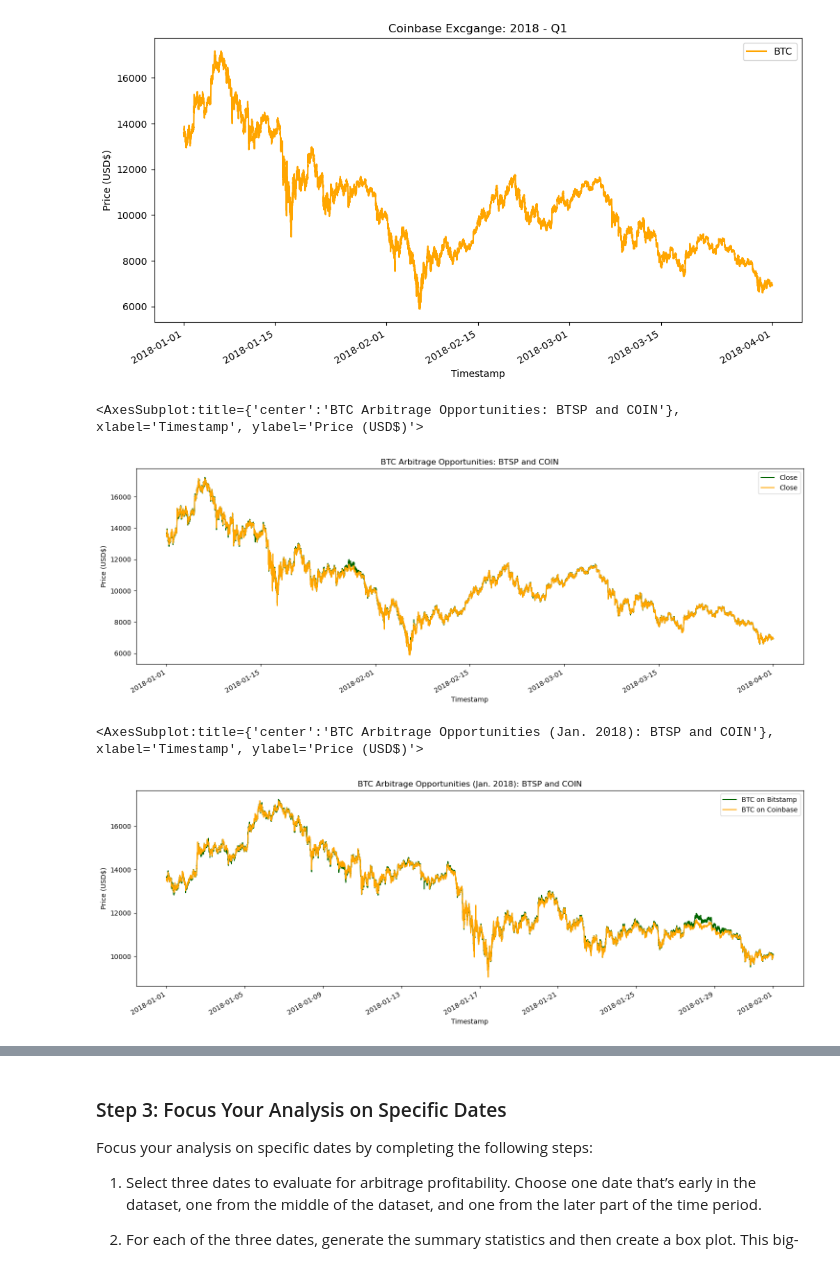
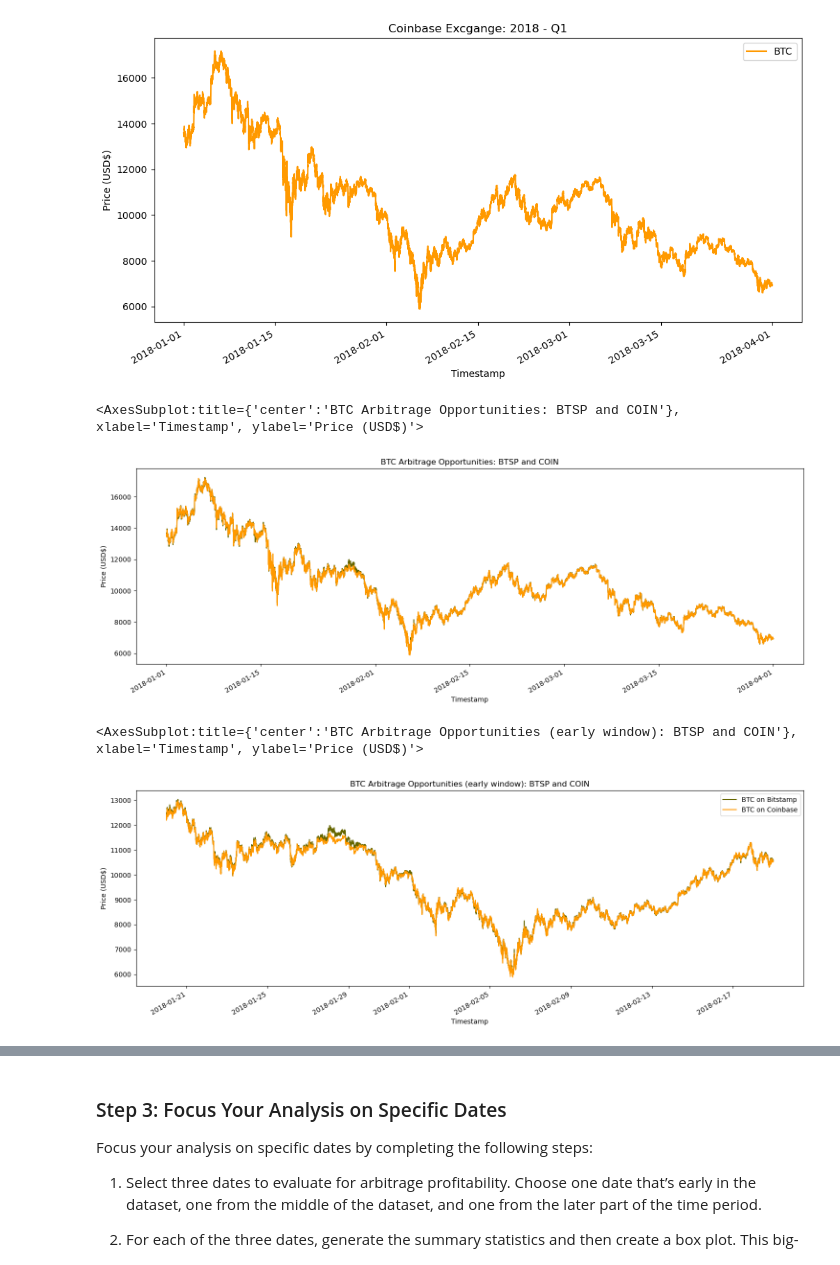
Before and after one commit to markwbeers/BTC_Visual_Arbitrage_Analyzer, a Jupyter notebook: crypto_arbitrage.ipynb, the cells around one changed output, grey strips where cells are left out. Cells and saved outputs as stored; diff of their text form; code cells hidden in the pictures.

```diff
--- a/crypto_arbitrage.ipynb
+++ b/crypto_arbitrage.ipynb
@@ -359,42 +364,42 @@ coinbase_sliced['Close'].plot(
 # Overlay the visualizations for the bitstamp and coinbase DataFrames in one plot
 # The plot should visualize the prices over the full lenth of the dataset
 # Be sure to include the parameters: legend, figure size, title, and color and label
-ax=bitstamp_sliced.plot(
-    legend=True,
+
+ax=btsp['Close'].plot(
     figsize=(18,6),
     ylabel="Price (USD$)",
     title="BTC Arbitrage Opportunities: BTSP and COIN",
-    color="#006400",
+    color="#666600", # https://www.colorhexa.com/web-safe-colors
     label="BTC on Bitstamp"
 )
-coinbase_sliced.plot(
+coin['Close'].plot(
     ax=ax,
-    legend=True,
-    color="orange",
+    color="#ff9900", # https://www.colorhexa.com/web-safe-colors
     label="BTC on Coinbase"
 )
 # %% [output]
 <AxesSubplot:title={'center':'BTC Arbitrage Opportunities: BTSP and COIN'}, xlabel='Timestamp', ylabel='Price (USD$)'>
-[figure, old version]
+[figure, new version]
 # %%
-# Using the loc and plot functions, create an overlay plot that visualizes
+# Using the loc and plot functions, create an overlay plot that visualizes ### EARLY WINDOW ###
 # the price action of both DataFrames for a one month period early in the dataset
 # Be sure to include the parameters: legend, figure size, title, and color and label
-bitstamp['Close'].loc['2018-01-01' : '2018-01-31'].plot(
+
+bitstamp['Close'].loc['2018-01-20' : '2018-02-18'].plot(
     legend=True,
     figsize=(18,6),
     ylabel="Price (USD$)",
-    title="BTC Arbitrage Opportunities (Jan. 2018): BTSP and COIN",
-    color="#006400",
+    title="BTC Arbitrage Opportunities (early window): BTSP and COIN",
+    color="#666600",
     label="BTC on Bitstamp")
 
-coinbase['Close'].loc['2018-01-01' : '2018-01-31'].plot(
+coinbase['Close'].loc['2018-01-20' : '2018-02-18'].plot(
     legend=True,
-    color="orange",
+    color="#ff9900",
     label="BTC on Coinbase")
 # %% [output]
-<AxesSubplot:title={'center':'BTC Arbitrage Opportunities (Jan. 2018): BTSP and COIN'}, xlabel='Timestamp', ylabel='Price (USD$)'>
+<AxesSubplot:title={'center':'BTC Arbitrage Opportunities (early window): BTSP and COIN'}, xlabel='Timestamp', ylabel='Price (USD$)'>
-[figure, old version]
+[figure, new version]
 # %%
 # Using the loc and plot functions, create an overlay plot that visualizes
 # the price action of both DataFrames for a one month period later in the dataset
```
Also changed, not shown: parts of 31 cells of this notebook.
